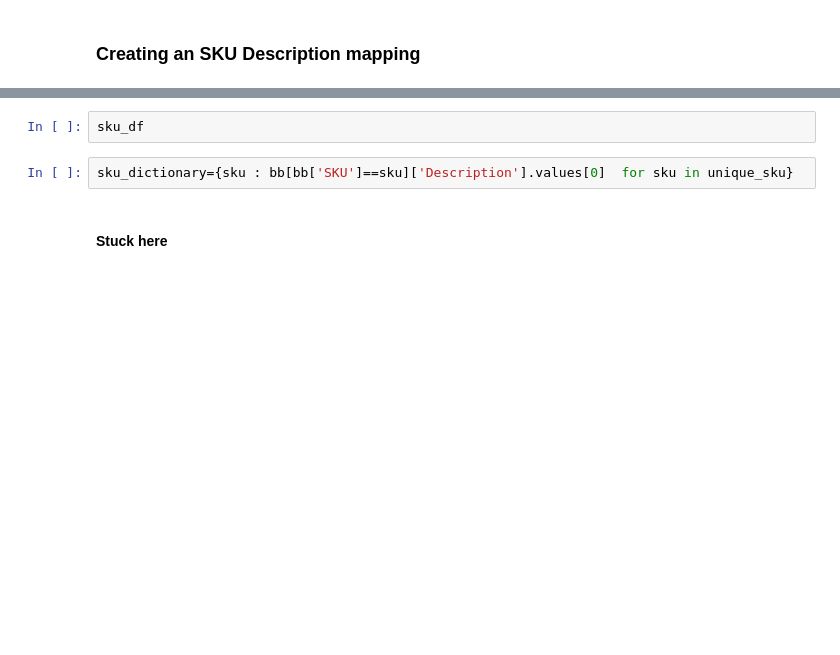
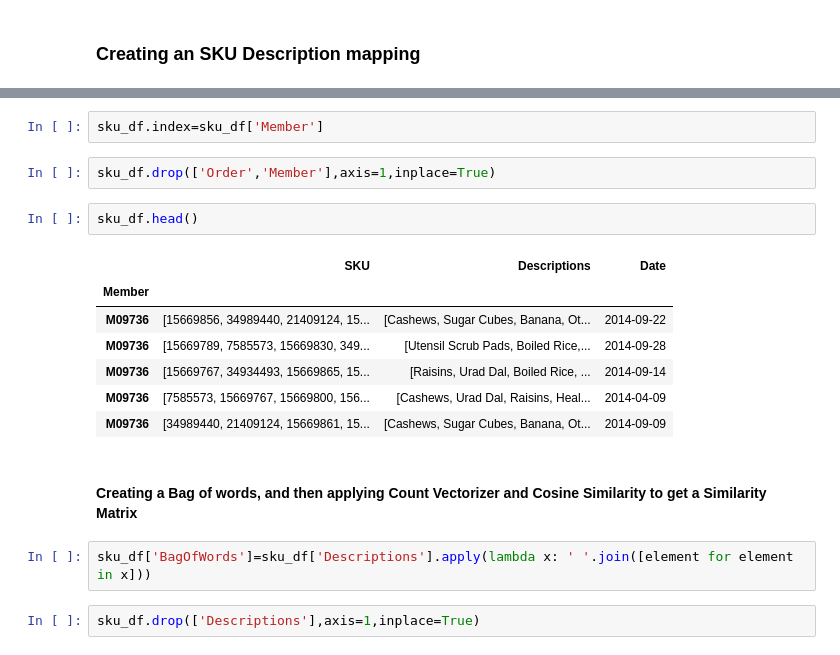
Before and after one commit to sandheepgopinath/Code-Repository, a Jupyter notebook: Machine Learning/RecommenderSystems/Big Basket/Big Basket.ipynb, the cells around one changed output, grey strips where cells are left out. Cells and saved outputs as stored; diff of their text form; blank space fills up the shorter version.

```diff
--- a/Machine Learning/RecommenderSystems/Big Basket/Big Basket.ipynb
+++ b/Machine Learning/RecommenderSystems/Big Basket/Big Basket.ipynb
@@ -728,6 +758,20 @@ sku_df.head()
+# %%
+sku_df.index=sku_df['Member']
+# %%
+sku_df.drop(['Order','Member'],axis=1,inplace=True)
 # %%
-sku_df
+sku_df.head()
+# %% [output]
+|  | SKU | Descriptions | Date |
+| Member |  |  |  |
+| M09736 | [15669856, 34989440, 21409124, 15... | [Cashews, Sugar Cubes, Banana, Ot... | 2014-09-22 |
+| M09736 | [15669789, 7585573, 15669830, 349... | [Utensil Scrub Pads, Boiled Rice,... | 2014-09-28 |
+| M09736 | [15669767, 34934493, 15669865, 15... | [Raisins, Urad Dal, Boiled Rice, ... | 2014-09-14 |
+| M09736 | [7585573, 15669767, 15669800, 156... | [Cashews, Urad Dal, Raisins, Heal... | 2014-04-09 |
+| M09736 | [34989440, 21409124, 15669861, 15... | [Cashews, Sugar Cubes, Banana, Ot... | 2014-09-09 |
-# %%
-sku_dictionary={sku : bb[bb['SKU']==sku]['Description'].values[0]  for sku in unique_sku}
-# %% [markdown]
-#### Stuck here
+# %% [markdown]
+#### Creating a Bag of words, and then applying Count Vectorizer and Cosine Similarity to get a Similarity Matrix
+# %%
+sku_df['BagOfWords']=sku_df['Descriptions'].apply(lambda x: ' '.join([element for element in x]))
+# %%
+sku_df.drop(['Descriptions'],axis=1,inplace=True)
```
Also changed, not shown: parts of 38 cells of this notebook, 1 other file.
